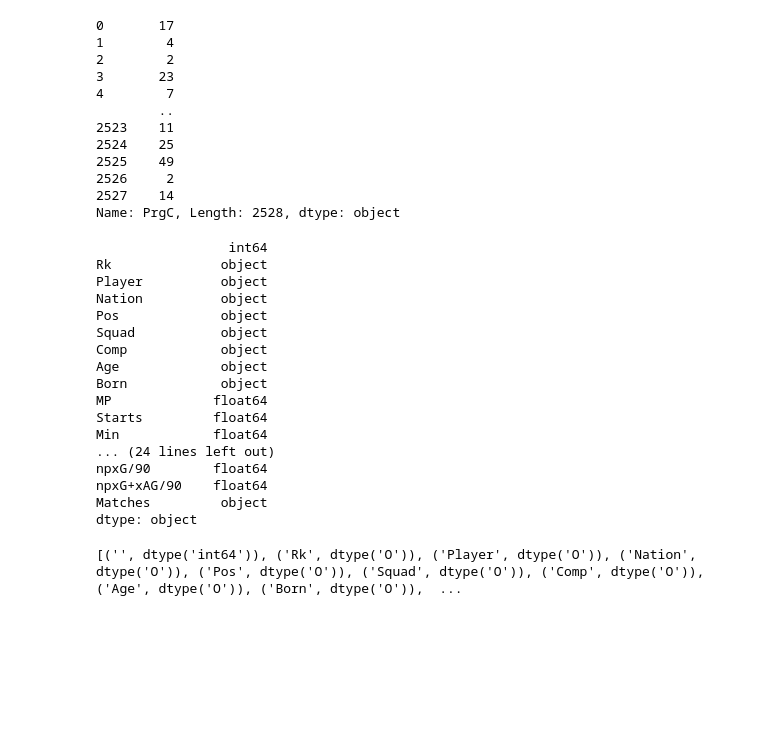
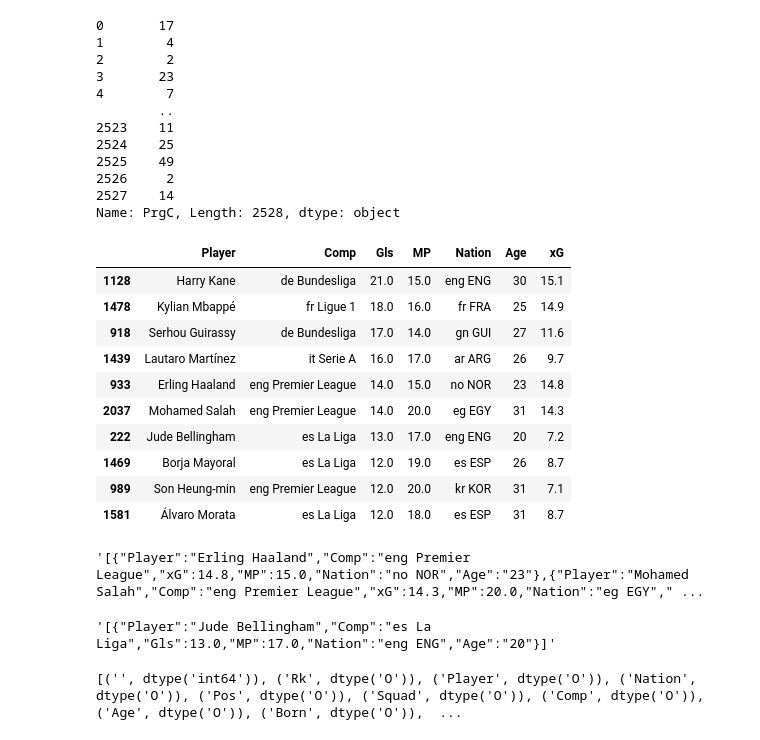
Before and after one commit to phenomenon0/LLM-in-Sports, a Jupyter notebook: main.ipynb, the cells around one changed output. Drawn from its saved outputs; the diff is of its cells as text; code cells hidden in the pictures; blank space fills up the shorter version.

Commit message:
Json is the way

```diff
--- a/main.ipynb
+++ b/main.ipynb
@@ -129,26 +129,38 @@ columns_to_convert = ['MP', 'Starts', 'Min', '90s', 'Gls', 'Ast', 'G+A', 'G-PK',
 
 df[columns_to_convert] = df[columns_to_convert].apply(pd.to_numeric, errors='coerce')
 df.MP = pd.to_numeric(df.MP, errors='coerce')
-# %%
-df.dtypes
-# %% [output]
-                 int64
-Rk              object
-Player          object
-Nation          object
-Pos             object
-Squad           object
-Comp            object
-Age             object
-Born            object
-MP             float64
-Starts         float64
-Min            float64
-... (24 lines left out)
-npxG/90        float64
-npxG+xAG/90    float64
-Matches         object
-dtype: object
+# %%
+u_prompt = "top ten players with more than 5 goals"
+players_with_more_than_5_goals = df[df['Gls'] > 5][['Player', 'Comp','Gls', 'MP', 'Nation', 'Age', 'xG']]
+players_with_more_than_5_goals = players_with_more_than_5_goals.sort_values(by='Gls', ascending=False)
+players_with_more_than_5_goals.head(10)
+# %% [output]
+|  | Player | Comp | Gls | MP | Nation | Age | xG |
+| 1128 | Harry Kane | de Bundesliga | 21.0 | 15.0 | eng ENG | 30 | 15.1 |
+| 1478 | Kylian Mbappé | fr Ligue 1 | 18.0 | 16.0 | fr FRA | 25 | 14.9 |
+| 918 | Serhou Guirassy | de Bundesliga | 17.0 | 14.0 | gn GUI | 27 | 11.6 |
+| 1439 | Lautaro Martínez | it Serie A | 16.0 | 17.0 | ar ARG | 26 | 9.7 |
+| 933 | Erling Haaland | eng Premier League | 14.0 | 15.0 | no NOR | 23 | 14.8 |
+| 2037 | Mohamed Salah | eng Premier League | 14.0 | 20.0 | eg EGY | 31 | 14.3 |
+| 222 | Jude Bellingham | es La Liga | 13.0 | 17.0 | eng ENG | 20 | 7.2 |
+| 1469 | Borja Mayoral | es La Liga | 12.0 | 19.0 | es ESP | 26 | 8.7 |
+| 989 | Son Heung-min | eng Premier League | 12.0 | 20.0 | kr KOR | 31 | 7.1 |
+| 1581 | Álvaro Morata | es La Liga | 12.0 | 18.0 | es ESP | 31 | 8.7 |
+# %%
+u_prompt = "players with most xg in the epl "
+players_eng_xg = df[df['Comp'] == 'eng Premier League'][['Player', 'Comp', 'xG', 'MP', 'Nation', 'Age']]
+players_eng_xg = players_eng_xg.sort_values(by='xG', ascending=False)
+players_eng_xg.head(10).to_json(orient='records')
+# %% [output]
+'[{"Player":"Erling Haaland","Comp":"eng Premier League","xG":14.8,"MP":15.0,"Nation":"no NOR","Age":"23"},{"Player":"Mohamed Salah","Comp":"eng Premier League","xG":14.3,"MP":20.0,"Nation":"eg EGY"," ...
+# %%
+u_prompt = "top goal scorer in la liga"
+players_laliga = df[df['Comp'] == 'es La Liga'][['Player', 'Comp', 'Gls', 'MP', 'Nation', 'Age']]
+players_laliga = players_laliga.sort_values(by='Gls', ascending=False)
+s = players_laliga.head(1)
+s.to_json(orient='records')
+# %% [output]
+'[{"Player":"Jude Bellingham","Comp":"es La Liga","Gls":13.0,"MP":17.0,"Nation":"eng ENG","Age":"20"}]'
 # %%
 def check_column_types(df):
     column_types = []
```
